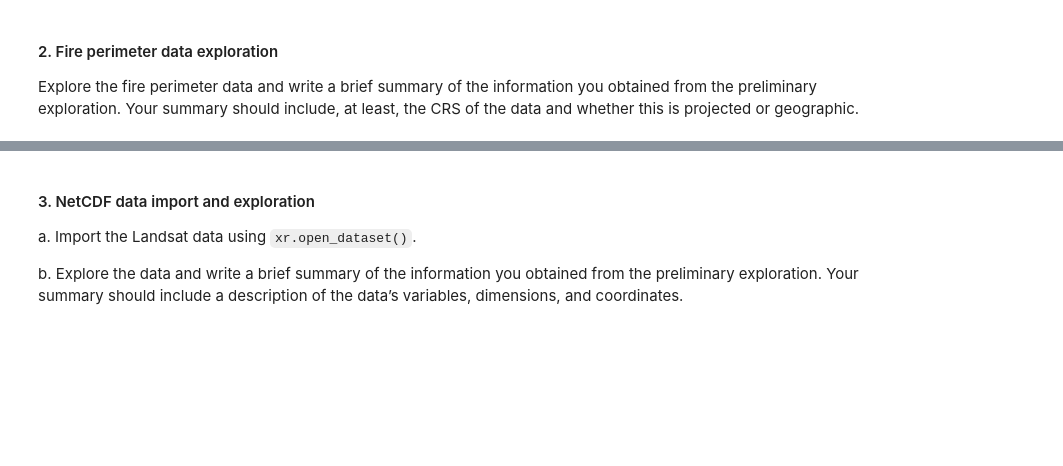
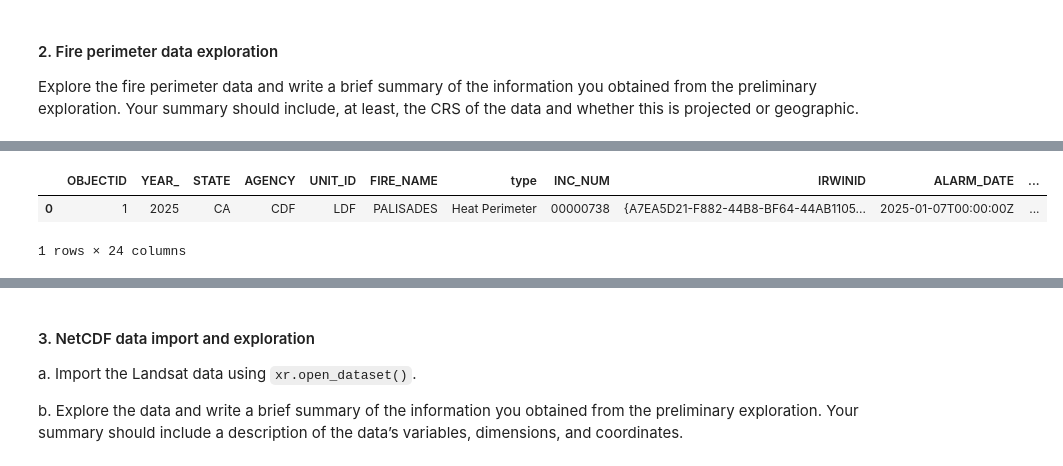
Before and after one commit to ethan-mathews24/eds220-hwk4, a Jupyter notebook: hwk4-task2-false-color-MATHEWS.ipynb, the cells around one changed output, grey strips where cells are left out. Drawn from its saved outputs; the diff is of its cells as text; code cells hidden in the pictures; blank space fills up the shorter version.

```diff
--- a/hwk4-task2-false-color-MATHEWS.ipynb
+++ b/hwk4-task2-false-color-MATHEWS.ipynb
@@ -39,0 +80,6 @@ Explore the fire perimeter data and write a brief summary of the information you
+# %%
+palisades.head()
+# %% [output]
+|  | OBJECTID | YEAR_ | STATE | AGENCY | UNIT_ID | FIRE_NAME | type | INC_NUM | IRWINID | ALARM_DATE | ... |
+| 0 | 1 | 2025 | CA | CDF | LDF | PALISADES | Heat Perimeter | 00000738 | {A7EA5D21-F882-44B8-BF64-44AB1105... | 2025-01-07T00:00:00Z | ... |
+1 rows × 24 columns
```
Also changed, not shown: parts of 14 cells of this notebook.
